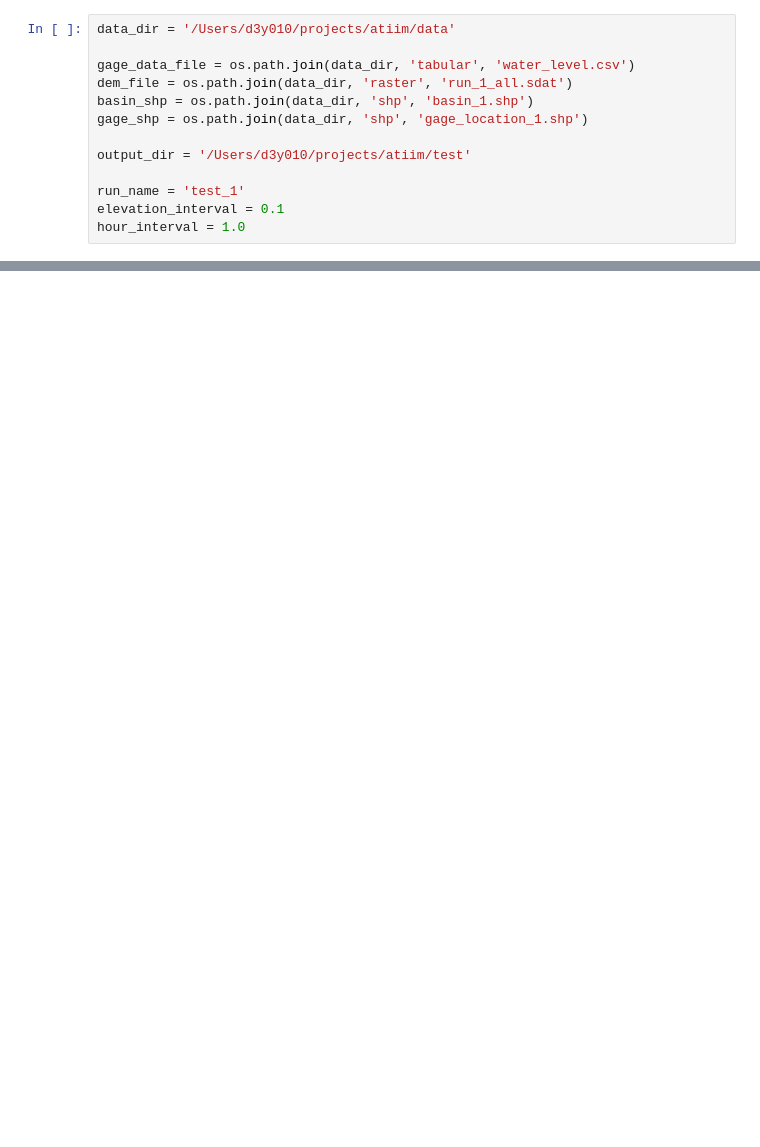
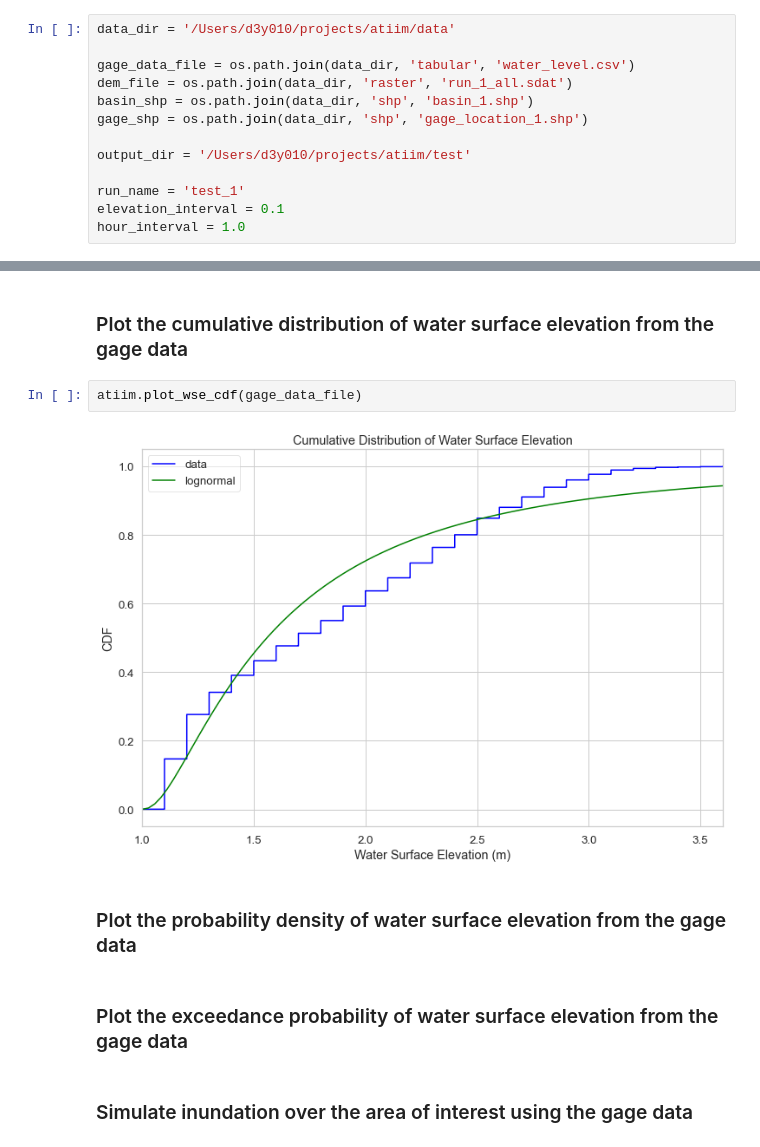
Before and after one commit to crvernon/atiim, a Jupyter notebook: noteboooks/testing.ipynb, the cells around one changed output, grey strips where cells are left out. Saved outputs shown, nothing was run; the diff lists cells and outputs as text; blank space fills up the shorter version.

```diff
--- a/noteboooks/testing.ipynb
+++ b/noteboooks/testing.ipynb
@@ -18,3 +29,15 @@ hour_interval = 1.0
+# %% [markdown]
+### Plot the cumulative distribution of water surface elevation from the gage data
+# %%
+atiim.plot_wse_cdf(gage_data_file)
+# %% [output]
+[figure, added]
+# %% [markdown]
+### Plot the probability density of water surface elevation from the gage data
+# %% [markdown]
+### Plot the exceedance probability of water surface elevation from the gage data
+# %% [markdown]
+### Simulate inundation over the area of interest using the gage data
 # %%
 %%time
 
```
Also changed, not shown: parts of 13 cells of this notebook, 3 other files.
